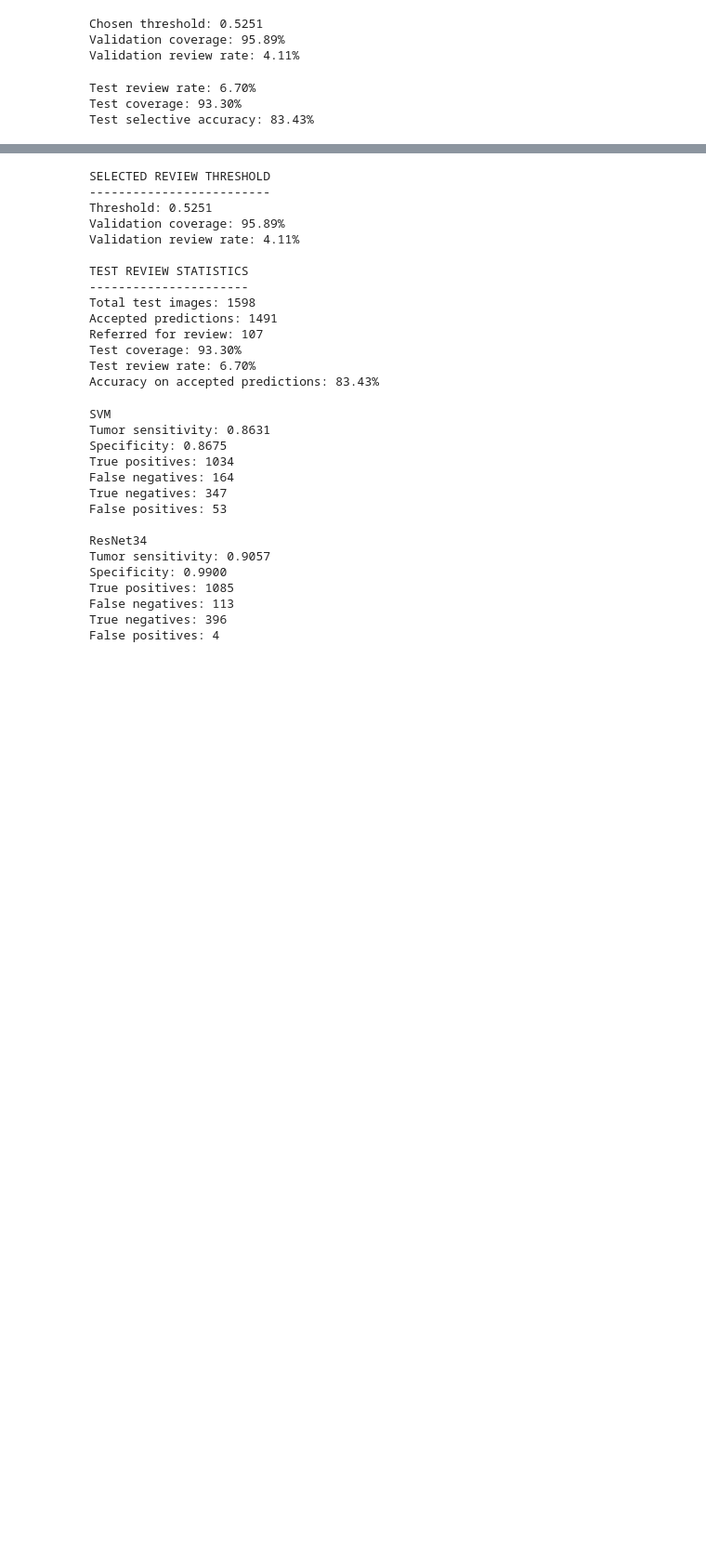
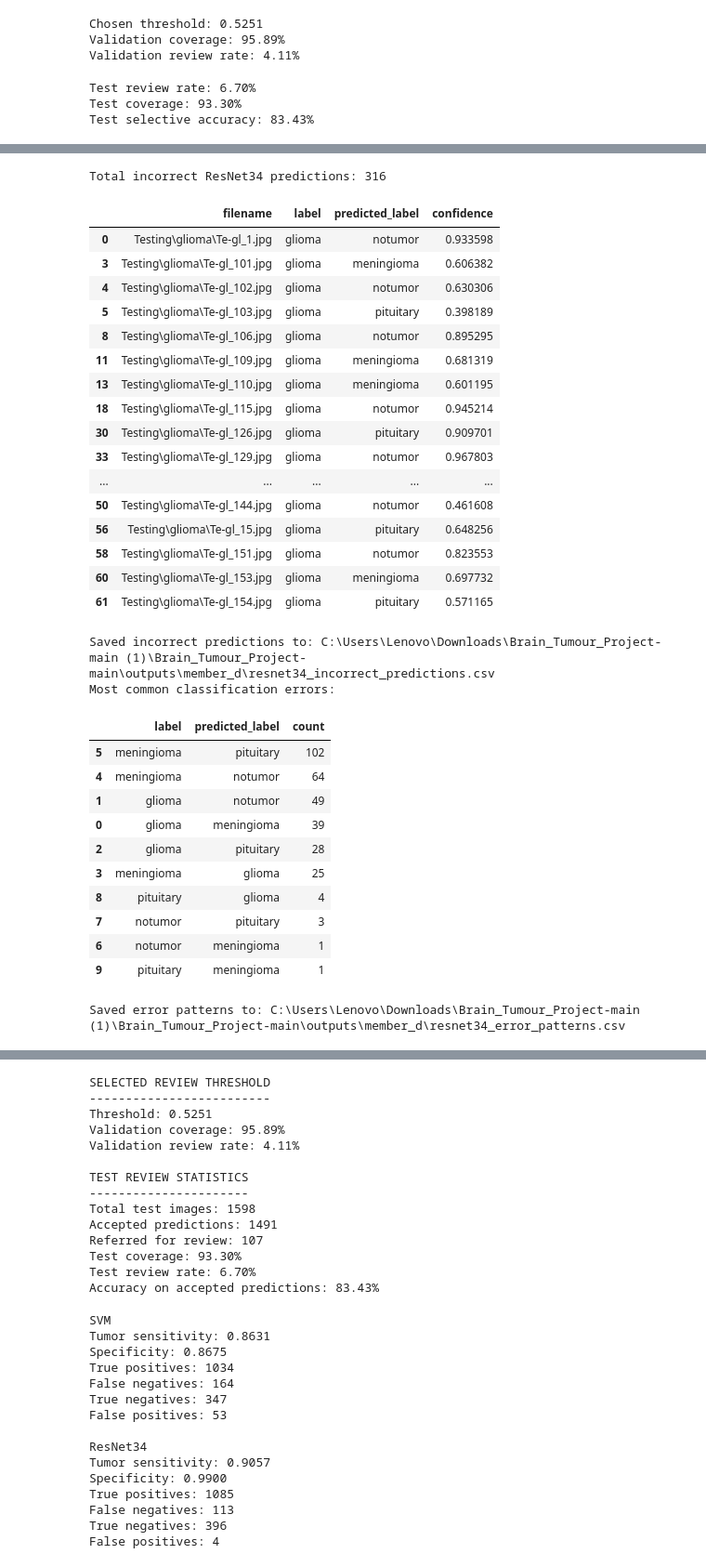
Before and after one commit to Tej876/Brain_Tumour_Project, a Jupyter notebook: notebooks/05_Member_D_Confidence_Evaluation.ipynb, the cells around one changed output, grey strips where cells are left out. Shown at 93% size. Drawn from its saved outputs; the diff is of its cells as text; code cells hidden in the pictures; blank space fills up the shorter version.

```diff
--- a/notebooks/05_Member_D_Confidence_Evaluation.ipynb
+++ b/notebooks/05_Member_D_Confidence_Evaluation.ipynb
@@ -534,3 +534,78 @@ Saved review warnings successfully.
 | 7 | Testing\glioma\Te-gl_105.jpg | glioma | glioma | 0.814785 | False | Prediction available |
 | 8 | Testing\glioma\Te-gl_106.jpg | glioma | notumor | 0.895295 | False | Prediction available |
 | 9 | Testing\glioma\Te-gl_107.jpg | glioma | glioma | 0.991390 | False | Prediction available |
+# %%
+
+# MEMBER D: INCORRECT PREDICTION ANALYSIS
+
+# Create a table containing filenames and predictions
+error_analysis = resnet[
+    ["filename", "label", "predicted_label"]
+].copy().reset_index(drop=True)
+
+# Add calibrated confidence scores
+error_analysis["confidence"] = test_conf
+
+# Keep only incorrect predictions
+error_analysis = error_analysis[
+    error_analysis["label"] != error_analysis["predicted_label"]
+].copy()
+
+# Save incorrect predictions
+error_file = member_d_dir / "resnet34_incorrect_predictions.csv"
+error_analysis.to_csv(error_file, index=False)
+
+print("Total incorrect ResNet34 predictions:", len(error_analysis))
+display(error_analysis.head(20))
+
+print("Saved incorrect predictions to:", error_file)
+
+# Count the most common classification errors
+error_patterns = (
+    error_analysis.groupby(["label", "predicted_label"])
+    .size()
+    .reset_index(name="count")
+    .sort_values("count", ascending=False)
+)
+
+print("Most common classification errors:")
+display(error_patterns)
+
+# Save the error-pattern summary
+pattern_file = member_d_dir / "resnet34_error_patterns.csv"
+error_patterns.to_csv(pattern_file, index=False)
+
+print("Saved error patterns to:", pattern_file)
+# %% [output]
+Total incorrect ResNet34 predictions: 316
+|  | filename | label | predicted_label | confidence |
+| 0 | Testing\glioma\Te-gl_1.jpg | glioma | notumor | 0.933598 |
+| 3 | Testing\glioma\Te-gl_101.jpg | glioma | meningioma | 0.606382 |
+| 4 | Testing\glioma\Te-gl_102.jpg | glioma | notumor | 0.630306 |
+| 5 | Testing\glioma\Te-gl_103.jpg | glioma | pituitary | 0.398189 |
+| 8 | Testing\glioma\Te-gl_106.jpg | glioma | notumor | 0.895295 |
+| 11 | Testing\glioma\Te-gl_109.jpg | glioma | meningioma | 0.681319 |
+| 13 | Testing\glioma\Te-gl_110.jpg | glioma | meningioma | 0.601195 |
+| 18 | Testing\glioma\Te-gl_115.jpg | glioma | notumor | 0.945214 |
+| 30 | Testing\glioma\Te-gl_126.jpg | glioma | pituitary | 0.909701 |
+| 33 | Testing\glioma\Te-gl_129.jpg | glioma | notumor | 0.967803 |
+| ... | ... | ... | ... | ... |
+| 50 | Testing\glioma\Te-gl_144.jpg | glioma | notumor | 0.461608 |
+| 56 | Testing\glioma\Te-gl_15.jpg | glioma | pituitary | 0.648256 |
+| 58 | Testing\glioma\Te-gl_151.jpg | glioma | notumor | 0.823553 |
+| 60 | Testing\glioma\Te-gl_153.jpg | glioma | meningioma | 0.697732 |
+| 61 | Testing\glioma\Te-gl_154.jpg | glioma | pituitary | 0.571165 |
+Saved incorrect predictions to: C:\Users\Lenovo\Downloads\Brain_Tumour_Project-main (1)\Brain_Tumour_Project-main\outputs\member_d\resnet34_incorrect_predictions.csv
+Most common classification errors:
+|  | label | predicted_label | count |
+| 5 | meningioma | pituitary | 102 |
+| 4 | meningioma | notumor | 64 |
+| 1 | glioma | notumor | 49 |
+| 0 | glioma | meningioma | 39 |
+| 2 | glioma | pituitary | 28 |
+| 3 | meningioma | glioma | 25 |
+| 8 | pituitary | glioma | 4 |
+| 7 | notumor | pituitary | 3 |
+| 6 | notumor | meningioma | 1 |
+| 9 | pituitary | meningioma | 1 |
+Saved error patterns to: C:\Users\Lenovo\Downloads\Brain_Tumour_Project-main (1)\Brain_Tumour_Project-main\outputs\member_d\resnet34_error_patterns.csv
```
Also changed, not shown: parts of 5 cells of this notebook, 4 other files.
